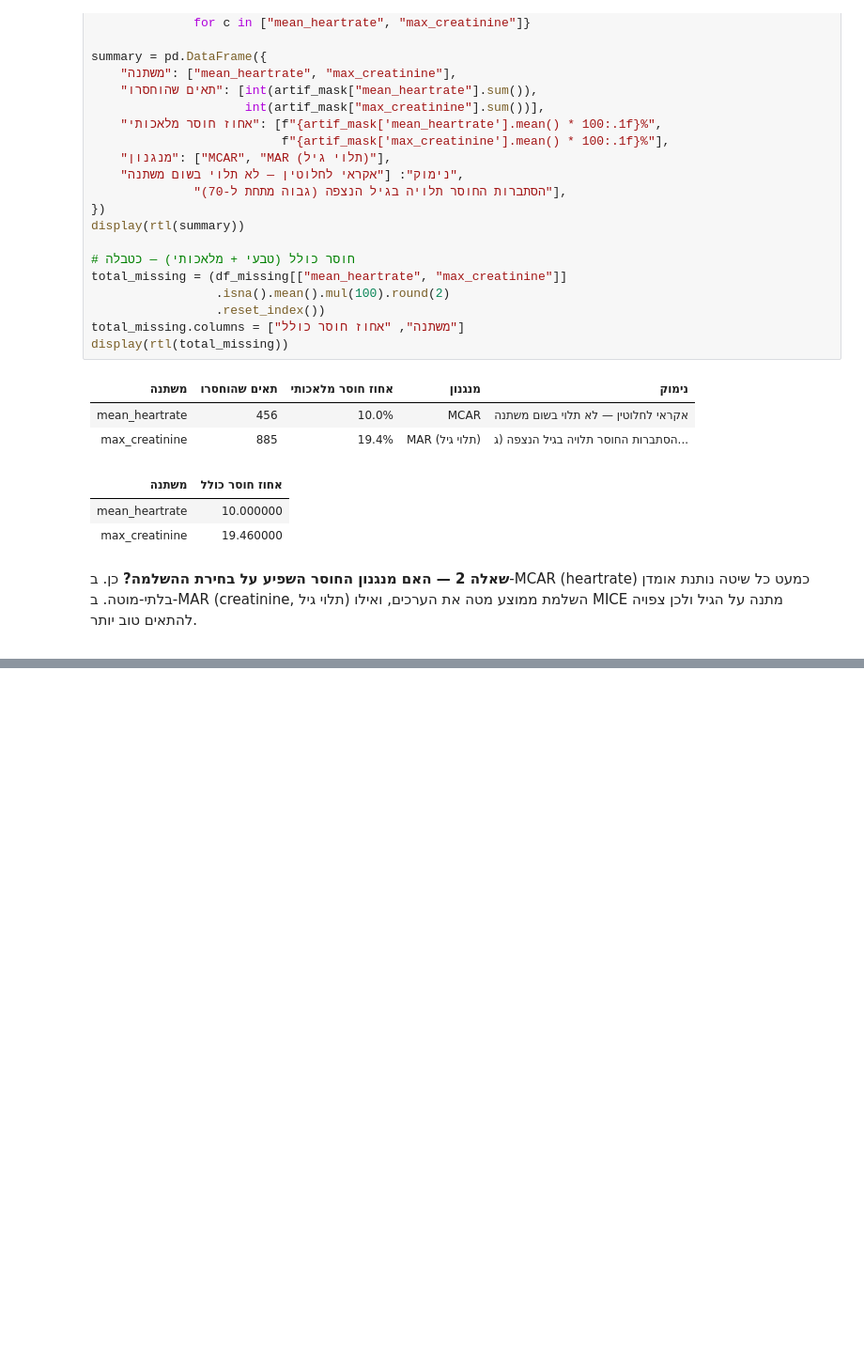
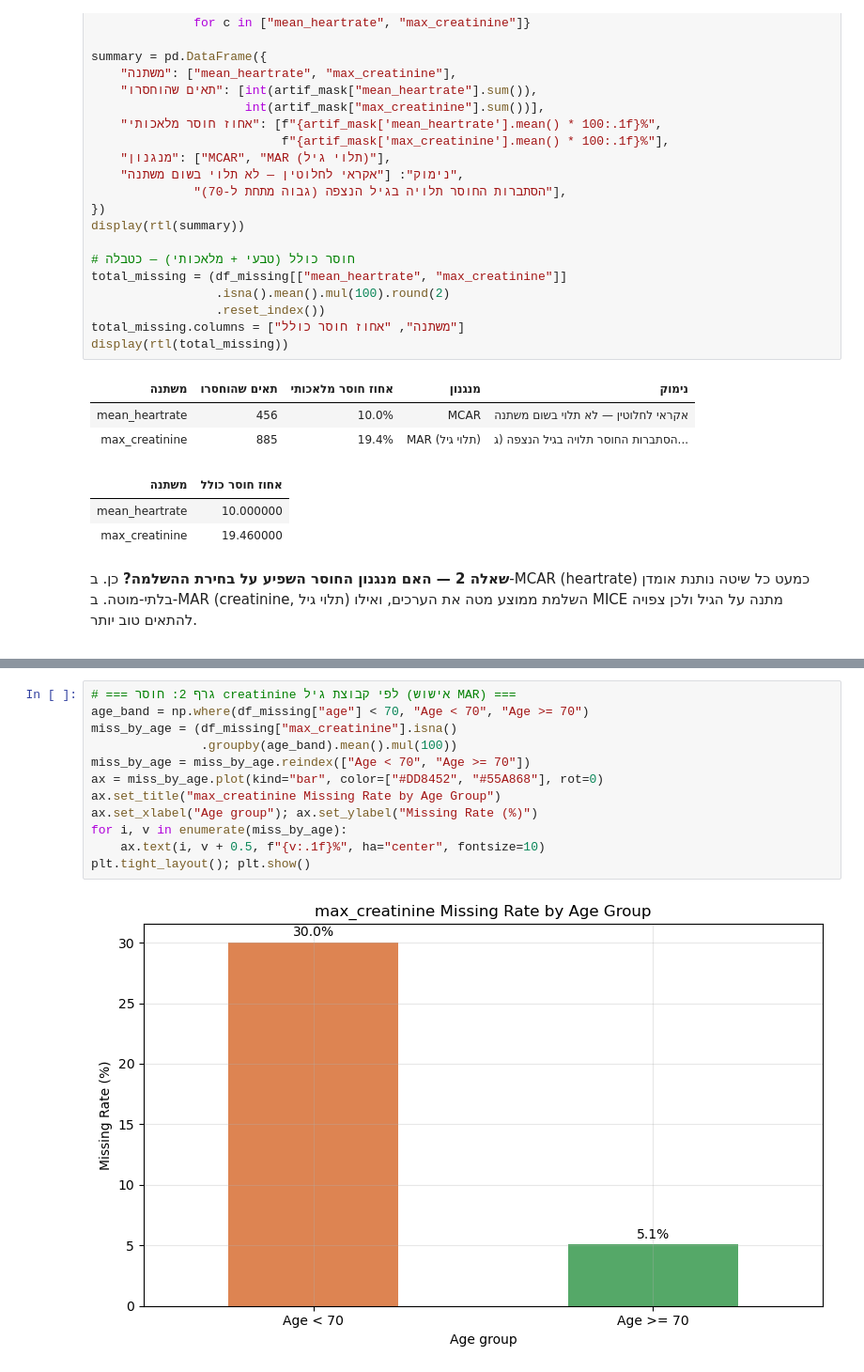
Before and after one commit to Roybin12/medical-machine-learning-, a Jupyter notebook: assignment.ipynb, the cells around one changed output, grey strips where cells are left out. Shown at 94% size. Saved outputs shown, nothing was run; the diff lists cells and outputs as text; blank space fills up the shorter version.

```diff
--- a/assignment.ipynb
+++ b/assignment.ipynb
@@ -182,0 +259,14 @@ display(rtl(total_missing))
+# %%
+# === גרף 2: חוסר creatinine לפי קבוצת גיל (אישוש MAR) ===
+age_band = np.where(df_missing["age"] < 70, "Age < 70", "Age >= 70")
+miss_by_age = (df_missing["max_creatinine"].isna()
+               .groupby(age_band).mean().mul(100))
+miss_by_age = miss_by_age.reindex(["Age < 70", "Age >= 70"])
+ax = miss_by_age.plot(kind="bar", color=["#DD8452", "#55A868"], rot=0)
+ax.set_title("max_creatinine Missing Rate by Age Group")
+ax.set_xlabel("Age group"); ax.set_ylabel("Missing Rate (%)")
+for i, v in enumerate(miss_by_age):
+    ax.text(i, v + 0.5, f"{v:.1f}%", ha="center", fontsize=10)
+plt.tight_layout(); plt.show()
+# %% [output]
+[figure, added]
```
Also changed, not shown: parts of 8 cells of this notebook.
